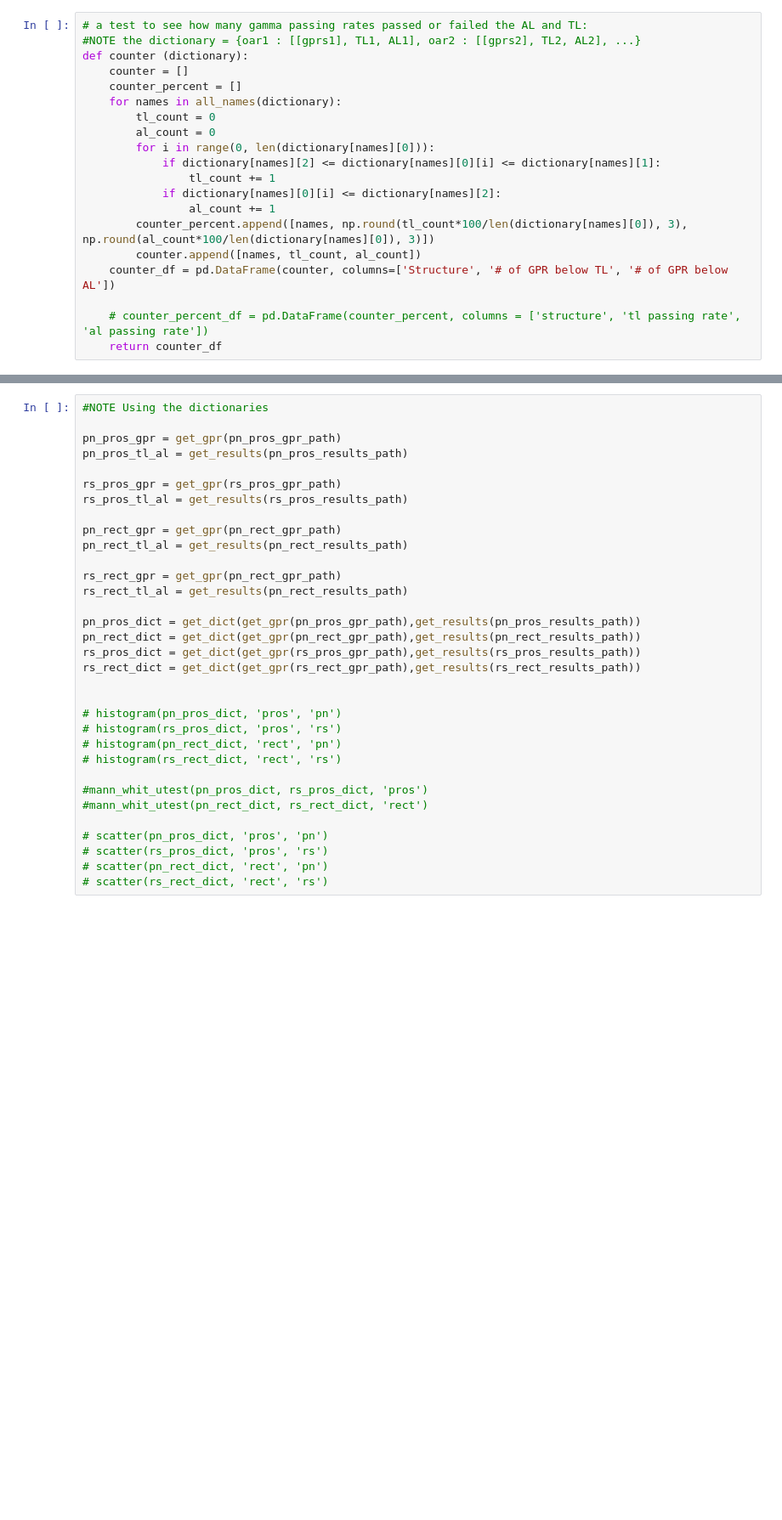
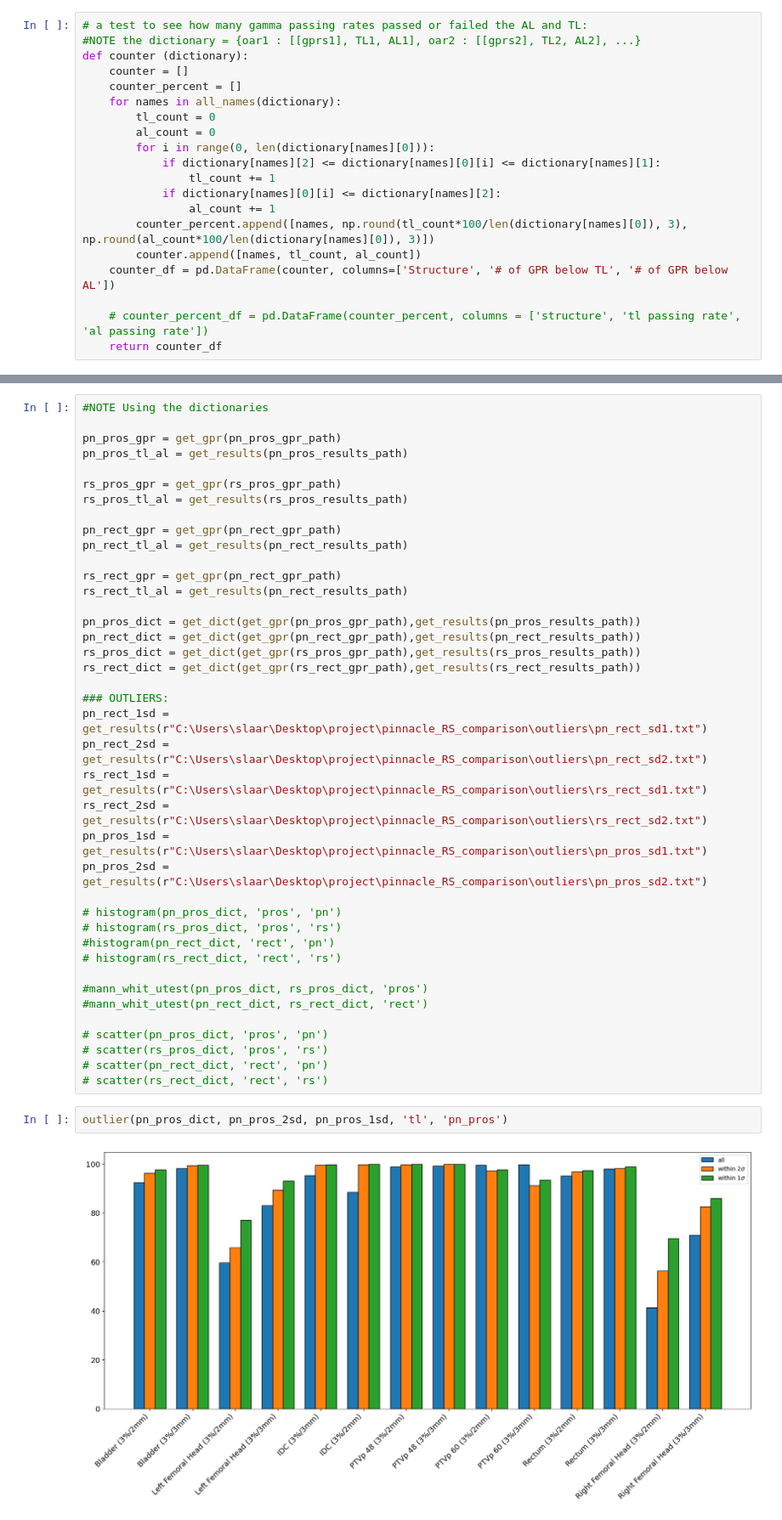
Before and after one commit to gift-i/action-and-tolerance-limits, a Jupyter notebook: plotting.ipynb, the cells around one changed output, grey strips where cells are left out. Shown at 85% size. Saved outputs shown, nothing was run; the diff lists cells and outputs as text; blank space fills up the shorter version.

Commit message:
outlier bar plots and minor changes

```diff
--- a/plotting.ipynb
+++ b/plotting.ipynb
@@ -239,10 +321,17 @@ pn_rect_dict = get_dict(get_gpr(pn_rect_gpr_path),get_results(pn_rect_results_pa
 rs_pros_dict = get_dict(get_gpr(rs_pros_gpr_path),get_results(rs_pros_results_path))
 rs_rect_dict = get_dict(get_gpr(rs_rect_gpr_path),get_results(rs_rect_results_path))
 
+### OUTLIERS:
+pn_rect_1sd = get_results(r"C:\Users\slaar\Desktop\project\pinnacle_RS_comparison\outliers\pn_rect_sd1.txt")
+pn_rect_2sd = get_results(r"C:\Users\slaar\Desktop\project\pinnacle_RS_comparison\outliers\pn_rect_sd2.txt")
+rs_rect_1sd = get_results(r"C:\Users\slaar\Desktop\project\pinnacle_RS_comparison\outliers\rs_rect_sd1.txt")
+rs_rect_2sd = get_results(r"C:\Users\slaar\Desktop\project\pinnacle_RS_comparison\outliers\rs_rect_sd2.txt")
+pn_pros_1sd = get_results(r"C:\Users\slaar\Desktop\project\pinnacle_RS_comparison\outliers\pn_pros_sd1.txt")
+pn_pros_2sd = get_results(r"C:\Users\slaar\Desktop\project\pinnacle_RS_comparison\outliers\pn_pros_sd2.txt")
 
 # histogram(pn_pros_dict, 'pros', 'pn')
 # histogram(rs_pros_dict, 'pros', 'rs')
-# histogram(pn_rect_dict, 'rect', 'pn')
+#histogram(pn_rect_dict, 'rect', 'pn')
 # histogram(rs_rect_dict, 'rect', 'rs')
 
 #mann_whit_utest(pn_pros_dict, rs_pros_dict, 'pros')
@@ -252,3 +341,7 @@ rs_rect_dict = get_dict(get_gpr(rs_rect_gpr_path),get_results(rs_rect_results_pa
 # scatter(rs_pros_dict, 'pros', 'rs')
 # scatter(pn_rect_dict, 'rect', 'pn')
 # scatter(rs_rect_dict, 'rect', 'rs')
+# %%
+outlier(pn_pros_dict, pn_pros_2sd, pn_pros_1sd, 'tl', 'pn_pros')
+# %% [output]
+[figure, added]
```
Also changed, not shown: parts of 3 cells of this notebook.
